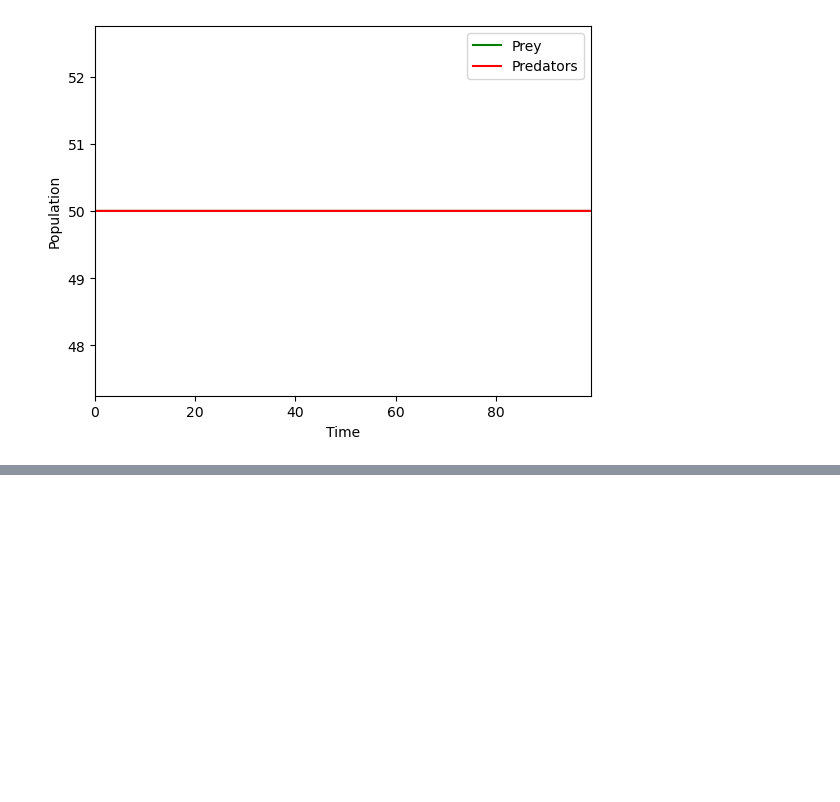
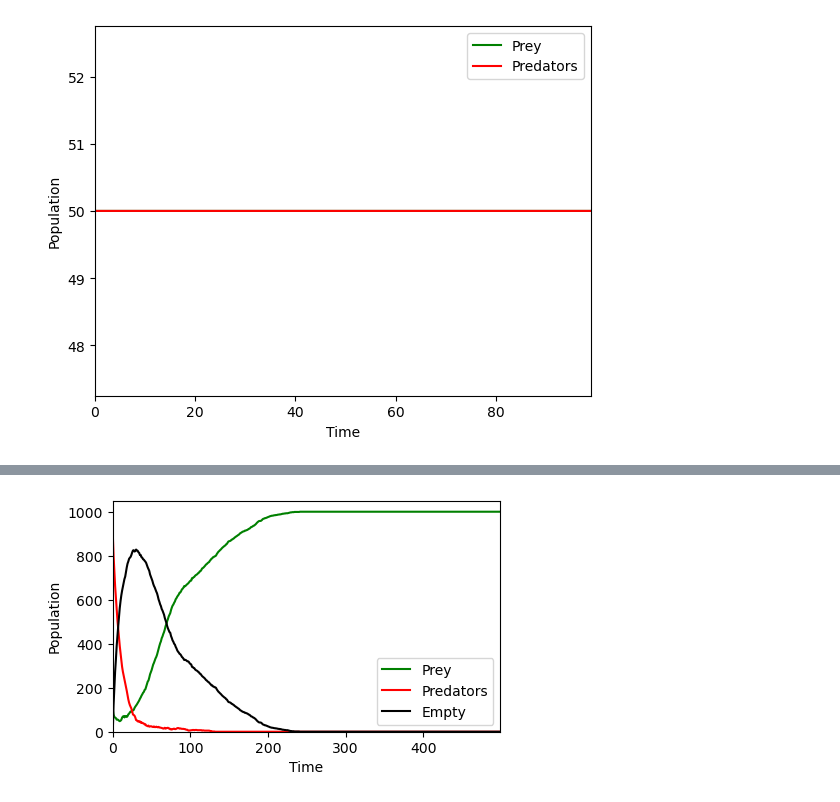
Before and after one commit to caleb-chandler/CNET5051-Assignments, a Jupyter notebook: assignment03.ipynb, the cells around one changed output, grey strips where cells are left out. Cells and saved outputs as stored; diff of their text form; code cells hidden in the pictures; blank space fills up the shorter version.

```diff
--- a/assignment03.ipynb
+++ b/assignment03.ipynb
@@ -188,0 +211,4 @@ plot4.savefig(r".\\pics\\watts_strogatz.png")
+# %%
+plt, hist = graphLotkaVolterra(G4, pred=.9, prey=.1, T=500)
+# %% [output]
+[figure, added]
```
Also changed, not shown: parts of 8 cells of this notebook, 4 other files.
